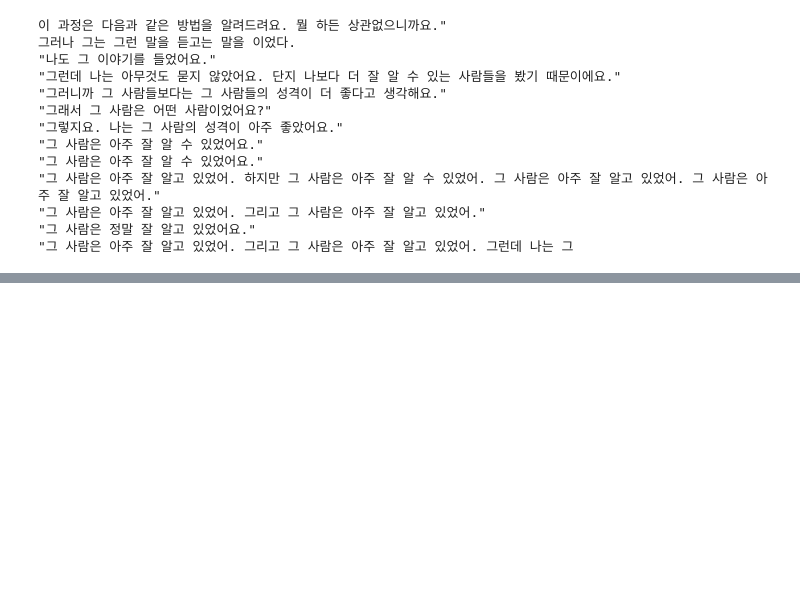
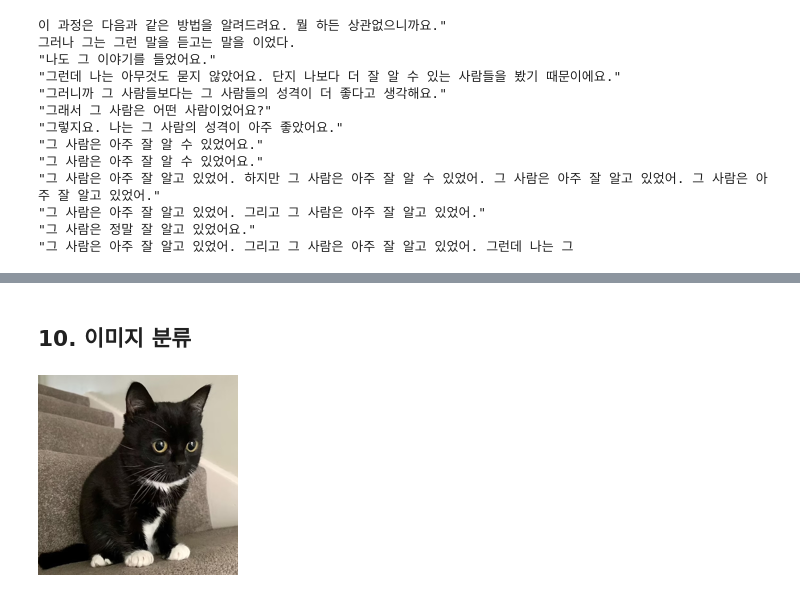
Before and after one commit to jaynano44/ai, a Jupyter notebook: source/08_LLM/ch1.허깅페이스.ipynb, the cells around one changed output, grey strips where cells are left out. Saved outputs shown, nothing was run; the diff lists cells and outputs as text; code cells hidden in the pictures; blank space fills up the shorter version.

```diff
--- a/source/08_LLM/ch1.허깅페이스.ipynb
+++ b/source/08_LLM/ch1.허깅페이스.ipynb
@@ -287,0 +569,7 @@ True
+# %% [markdown]
+## 10. 이미지 분류
+# %%
+image = Image.open('images/cat.jpg')
+image.resize((200,200))
+# %% [output]
+[figure, added]
```
Also changed, not shown: parts of 50 cells of this notebook, 12 other files.
